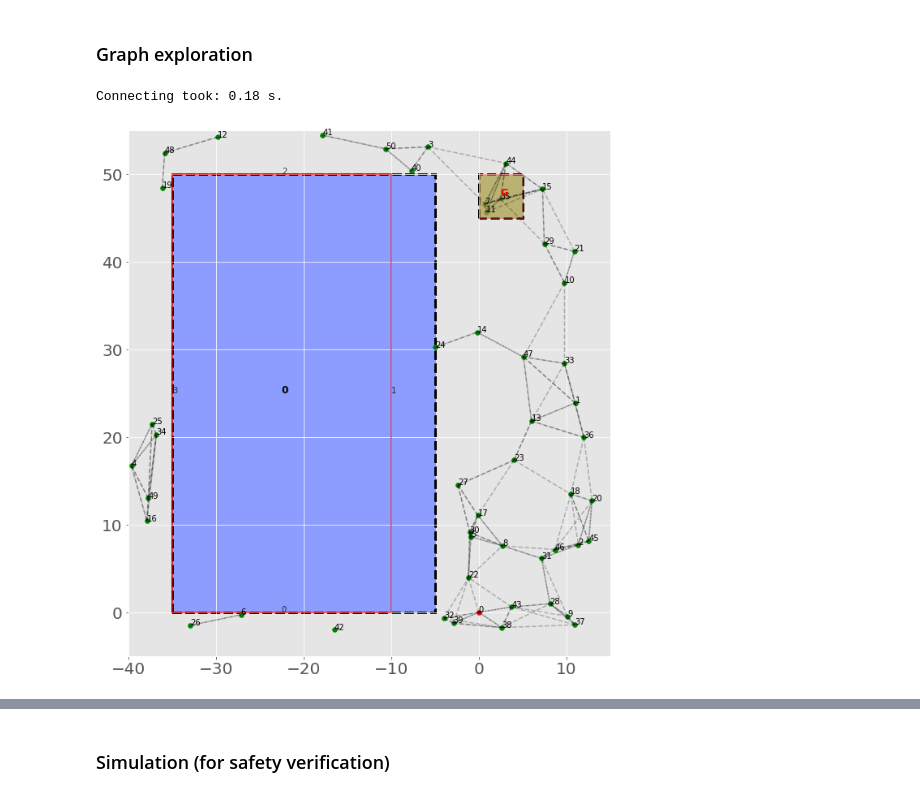
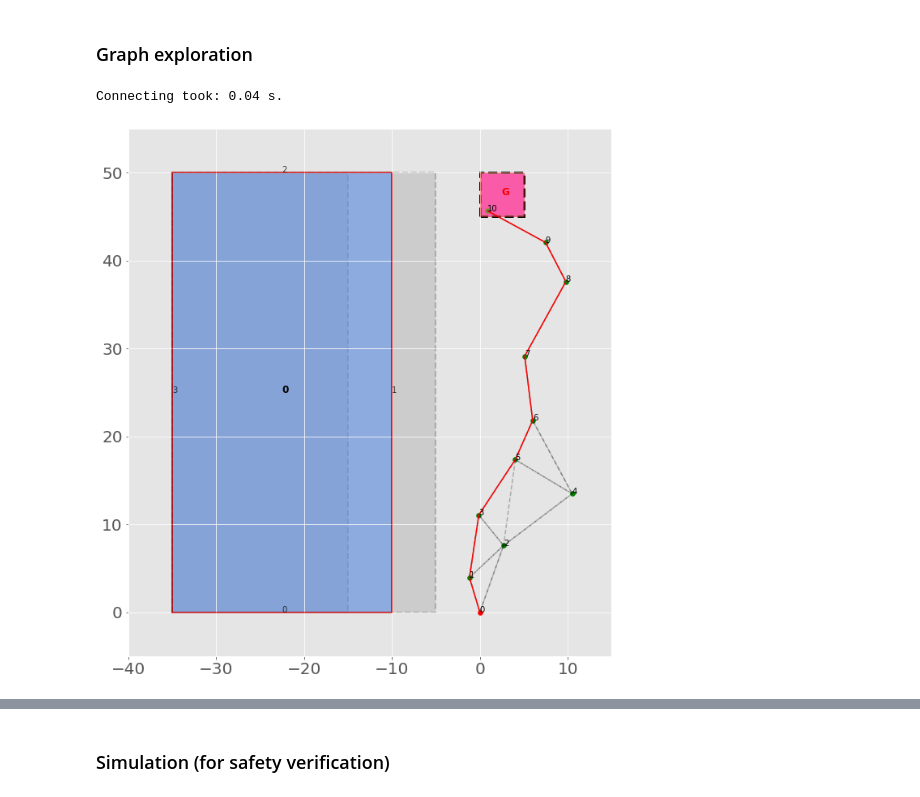
Before and after one commit to zhangvwk/planning-with-map-errors, a Jupyter notebook: environment_examples.ipynb, the cells around one changed output, grey strips where cells are left out. Drawn from its saved outputs; the diff is of its cells as text; code cells hidden in the pictures.

```diff
--- a/environment_examples.ipynb
+++ b/environment_examples.ipynb
@@ -65,30 +65,36 @@ g = Graph(x0, x_range, env, lqr_planner)
 g.clear()
 # %%
 samples_all = np.load("samples.dat", allow_pickle=True)
-# samples_manual = []
-# # for i in [0,22,8,17,18,23,13,47,10,29,11]:
+samples_manual = []
+for i in [0,22,8,17,18,23,13,47,10,29,11]:
 # for i in [0,8,18,13,47,10,29,11]:
-#     samples_manual.append(samples_all[i,:2])
-# samples_manual = np.array(samples_manual)
-# g.set_samples(samples_manual)
-g.set_samples(samples_all)
+    samples_manual.append(samples_all[i,:2])
+samples_manual = np.array(samples_manual)
+g.set_samples(samples_manual)
+# g.set_samples(samples_all)
 # %%
 g.build(50, r=10, max_neighbors=4, tol=tol)
 # %% [output]
-Connecting took: 0.18 s.
+Connecting took: 0.04 s.
 # %%
 scaling_factors = [6,5,4,3,2,1]
 fig, ax = plt.subplots()
 goal_region = Rectangle(-1, 0,45,5,5,0)
 g.plot(ax=ax, show_idx=True)
 goal_region.plot(ax=ax,as_goal=True)
 goal_region.as_poly["original"].plot(ax=ax)
-# PlotTools.plot_traj(g.indices2path(plan_found.path_indices))
+PlotTools.plot_traj(g.indices2path(plan_found.path_indices))
 # plans_9[0].Xk_full.plot(ax=ax, scaling_factors=scaling_factors)
-# Xks[1].plot(ax=ax, scaling_factors=scaling_factors)
+# Xks[0].plot(ax=ax, scaling_factors=scaling_factors)
 # Xks_6[1].plot(ax=ax, scaling_factors=scaling_factors)
-config=bitarray('0100')
-env.rectangles[0].to_zonotope(frozenbitarray(config)).plot(ax=ax, scaling_factors=scaling_factors)
+# plan_found.Xk_full.plot(ax=ax, scaling_factors=scaling_factors)
+
+# config=bitarray('0100')
+# env.rectangles[0].to_zonotope(frozenbitarray(config)).plot(ax=ax, scaling_factors=scaling_factors)
+
+# list(searcher.P[2])[0].Xk_full.plot(ax=ax, scaling_factors=scaling_factors)
+# list(searcher.P[2])[1].Xk_full.plot(ax=ax, scaling_factors=scaling_factors)
+# Xk_full_dominated.plot(ax=ax, scaling_factors=scaling_factors)
 # %% [output]
-[figure, old version]
+[figure, new version]
 # %%
```
Also changed, not shown: parts of 7 cells of this notebook, 1 other file.
